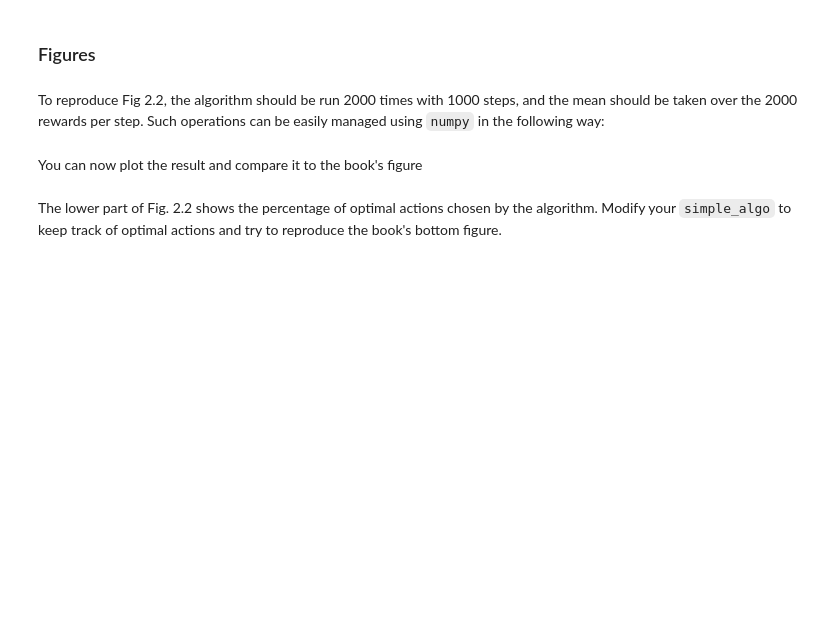
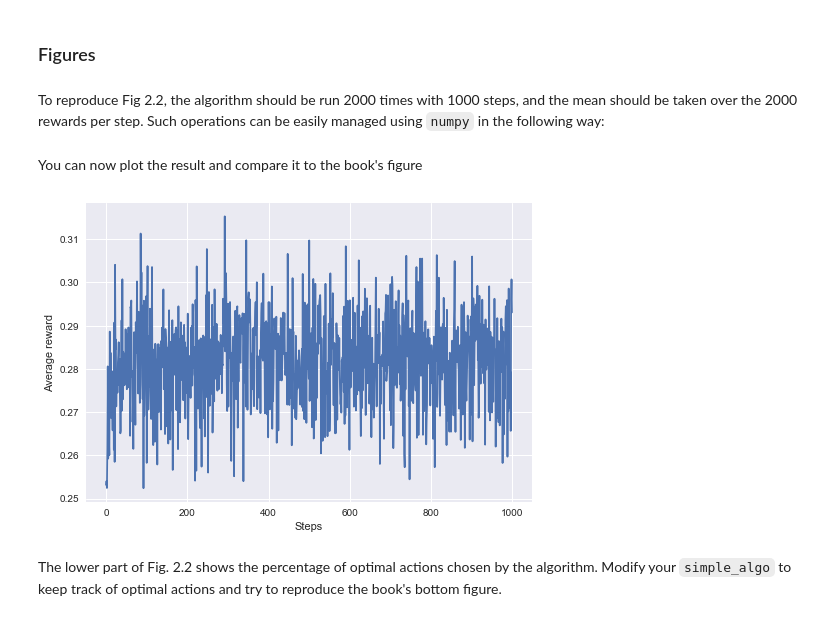
Before and after one commit to jonasracine/RL_sandbox, a Jupyter notebook: Bandit_exercise.ipynb, the cells around one changed output. Saved outputs shown, nothing was run; the diff lists cells and outputs as text; code cells hidden in the pictures; blank space fills up the shorter version.

Commit message:
prenmière implementation de l'algo mais une erreur s'est glissée quelque part, à revoir

```diff
--- a/Bandit_exercise.ipynb
+++ b/Bandit_exercise.ipynb
@@ -63,37 +81,60 @@ You'll also need a function that decides wether the action should be to explorat
 def choose_at_random(epsilon):
     # your function here
     # should return 1 if exploration, 0 otherwise
+    return nprand.choice([0,1],p=[epsilon,1-epsilon])
 # %% [markdown]
 You're ready to implement the first algorithm!
-# %%
-def simple_algo(steps, epsilon):
-    # your algorithm here
-    # it should return an array of rewards, one per step
+# %%
+def simple_algo(steps, epsilon,kBandits):
+    # your algorithm here
+    # it should return an array of rewards, one per step
+    k = len(K.bandits)
+    Q = [0 for i in range(0, k)]
+    N = [0 for i in range(0, k)]
+    reward=[]
+    choice =0
+
+    for t in range(0,steps):
+
+        if choose_at_random(epsilon)==1:
+            choice = nprand.choice(k)
+        if choose_at_random(epsilon)==0:
+            choice = randargmax(Q)
+
+        R = kBandits.bandits[choice].reward()
+        N[choice] += 1
+        Q[choice] = Q[choice]+(R-Q[choice])/N[choice]
+        reward.append(R)
+
+    return reward
 # %% [markdown]
 ### Figures
 # %% [markdown]
 To reproduce Fig 2.2, the algorithm should be run 2000 times with 1000 steps, and the mean should be taken over the 2000 rewards per step. Such operations can be easily managed using `numpy` in the following way:
 # %%
-n_episodes = 2000
+n_episodes = 20000
 n_steps = 1000
+epsilon = 0.01
 
 # initiate an empty array of the desired shape
 rewards = np.ndarray(shape=(n_episodes, n_steps))
 
 # fill the array with the results of the algorithm
-for i in range(0, np.size(rews, 0)):
-    R = simple_algo(n_steps, epsilon)
+for i in range(0, np.size(rewards, 0)):
+    R = simple_algo(n_steps, epsilon,K)
     # replace the ith row with the computed rewards
     rewards[i, :] = R
 
 # then take the mean over the rows using array.mean
-mean_reward = rews.mean(axis=0)
+mean_reward = rewards.mean(axis=0)
 # %% [markdown]
 You can now plot the result and compare it to the book's figure
 # %%
-plt.plot(mean_r)
+plt.plot(mean_reward)
 plt.xlabel('Steps')
 plt.ylabel('Average reward')
 plt.show()
+# %% [output]
+[figure, added]
 # %% [markdown]
 The lower part of Fig. 2.2 shows the percentage of optimal actions chosen by the algorithm. Modify your `simple_algo` to keep track of optimal actions and try to reproduce the book's bottom figure.
```
Also changed, not shown: parts of 4 cells of this notebook.
